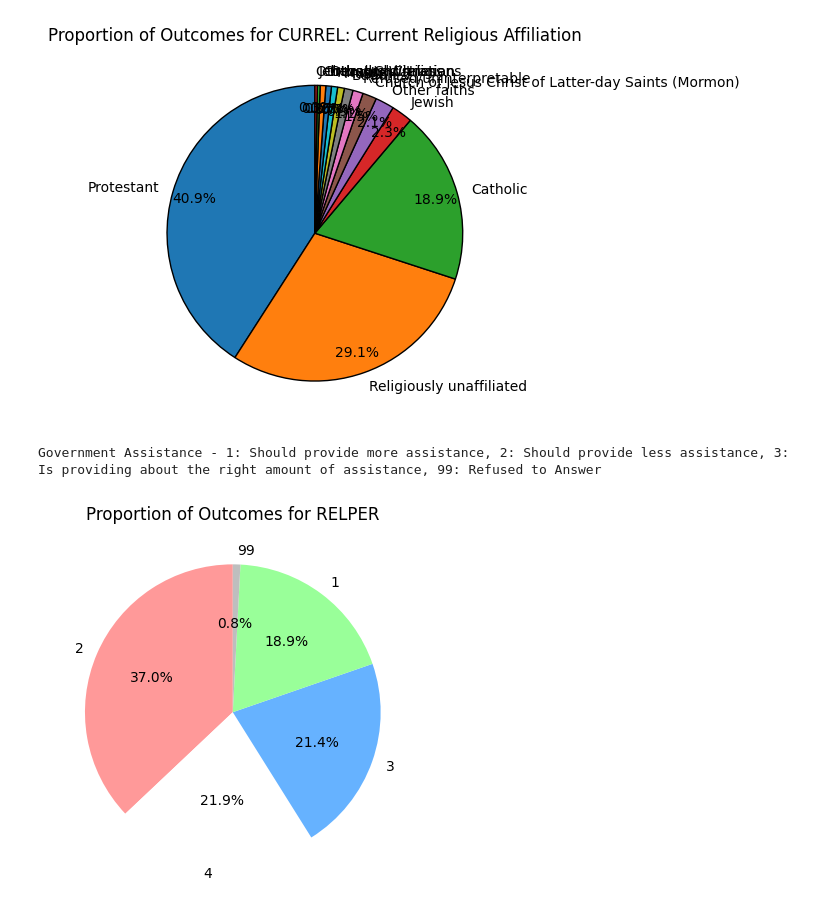
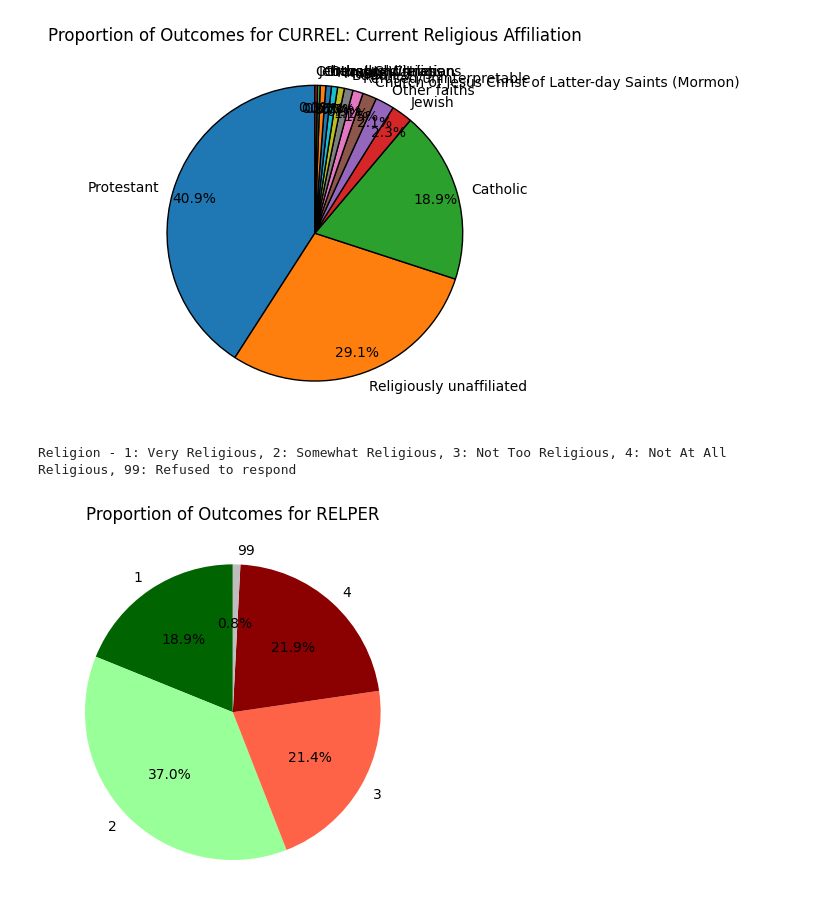
Before and after one commit to jak521/dsci441_project, a Jupyter notebook: code.ipynb, the cells around one changed output. Drawn from its saved outputs; the diff is of its cells as text; code cells hidden in the pictures.

Commit message:
political pie charts

```diff
--- a/code.ipynb
+++ b/code.ipynb
@@ -367,28 +367,30 @@ plot_pie_chart_with_labels_and_mapping(df, 'CURREL', outcome_mapping)
 # %%
 import matplotlib.pyplot as plt
 
-color_map = {1: '#99FF99',  # green
-             2: '#FF9999',  # red
-             3: '#66B2FF',  # blue
-             4: '#66B2FF',  # blue
-             99: '#BEBEBE'}  # grey
+color_map = {
+    1: '#006400',  # dark green
+    2: '#99FF99',  # light green
+    3: '#FF6347',  # light red
+    4: '#8B0000',  # dark red
+    99: '#BEBEBE'   # grey
+}
 
 # Function to plot pie chart for a specific feature
 def plot_pie_chart(data, feature_name):
     # Calculate the proportions
-    value_counts = data[feature_name].value_counts()
+    value_counts = data[feature_name].value_counts().sort_index()  # Sort by the index (outcome values)
 
     # Assign colors based on the defined color_map
     colors = [color_map.get(val, '#FFFFFF') for val in value_counts.index]
 
     # Plot the pie chart
     plt.pie(value_counts, labels=value_counts.index, colors=colors, autopct='%1.1f%%', startangle=90)
     plt.title(f'Proportion of Outcomes for {feature_name}')
     plt.show()
 
 # Plot pie charts for CHNG_A, CHNG_B, and CHNG_C
 print('Religion - 1: Very Religious, 2: Somewhat Religious, 3: Not Too Religious, 4: Not At All Religious, 99: Refused to respond \n')
 plot_pie_chart(df, 'RELPER')
 # %% [output]
-Government Assistance - 1: Should provide more assistance, 2: Should provide less assistance, 3: Is providing about the right amount of assistance, 99: Refused to Answer
+Religion - 1: Very Religious, 2: Somewhat Religious, 3: Not Too Religious, 4: Not At All Religious, 99: Refused to respond
-[figure, old version]
+[figure, new version]
```
Also changed, not shown: parts of 2 cells of this notebook.
